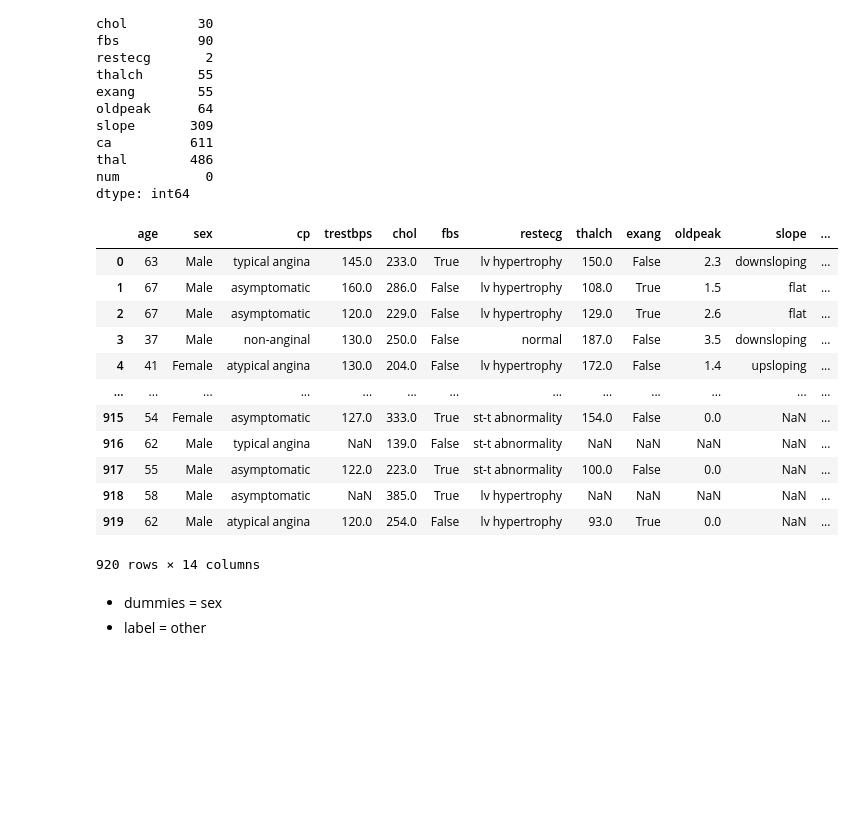
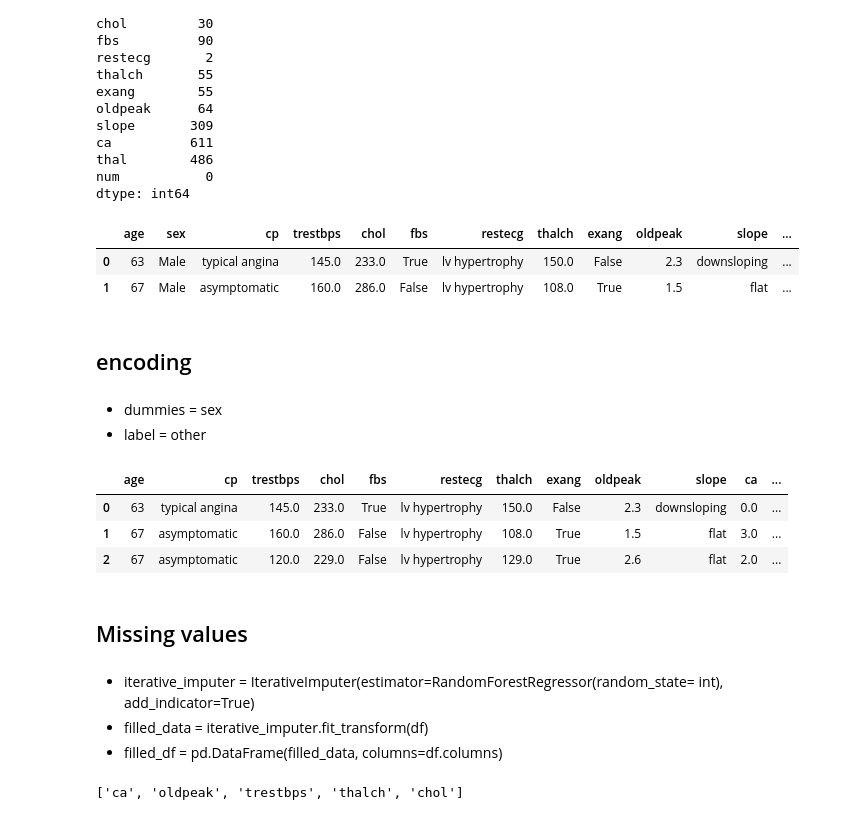
Before and after one commit to Pepi10/ML, a Jupyter notebook: Heart_Disease.ipynb, the cells around one changed output. Drawn from its saved outputs; the diff is of its cells as text; code cells hidden in the pictures; blank space fills up the shorter version.

Commit message:
new_Missing

```diff
--- a/Heart_Disease.ipynb
+++ b/Heart_Disease.ipynb
@@ -1096,21 +1098,13 @@ thal        486
 num           0
 dtype: int64
 # %%
-df
+df.head(2)
 # %% [output]
 |  | age | sex | cp | trestbps | chol | fbs | restecg | thalch | exang | oldpeak | slope | ... |
 | 0 | 63 | Male | typical angina | 145.0 | 233.0 | True | lv hypertrophy | 150.0 | False | 2.3 | downsloping | ... |
 | 1 | 67 | Male | asymptomatic | 160.0 | 286.0 | False | lv hypertrophy | 108.0 | True | 1.5 | flat | ... |
-| 2 | 67 | Male | asymptomatic | 120.0 | 229.0 | False | lv hypertrophy | 129.0 | True | 2.6 | flat | ... |
-| 3 | 37 | Male | non-anginal | 130.0 | 250.0 | False | normal | 187.0 | False | 3.5 | downsloping | ... |
-| 4 | 41 | Female | atypical angina | 130.0 | 204.0 | False | lv hypertrophy | 172.0 | False | 1.4 | upsloping | ... |
-| ... | ... | ... | ... | ... | ... | ... | ... | ... | ... | ... | ... | ... |
-| 915 | 54 | Female | asymptomatic | 127.0 | 333.0 | True | st-t abnormality | 154.0 | False | 0.0 | NaN | ... |
-| 916 | 62 | Male | typical angina | NaN | 139.0 | False | st-t abnormality | NaN | NaN | NaN | NaN | ... |
-| 917 | 55 | Male | asymptomatic | 122.0 | 223.0 | True | st-t abnormality | 100.0 | False | 0.0 | NaN | ... |
-| 918 | 58 | Male | asymptomatic | NaN | 385.0 | True | lv hypertrophy | NaN | NaN | NaN | NaN | ... |
-| 919 | 62 | Male | atypical angina | 120.0 | 254.0 | False | lv hypertrophy | 93.0 | True | 0.0 | NaN | ... |
-920 rows × 14 columns
+# %% [markdown]
+## encoding
 # %% [markdown]
 * dummies = sex
 * label = other
@@ -1116,0 +1115,7 @@ df
+# %%
+df.head(3)
+# %% [output]
+|  | age | cp | trestbps | chol | fbs | restecg | thalch | exang | oldpeak | slope | ca | ... |
+| 0 | 63 | typical angina | 145.0 | 233.0 | True | lv hypertrophy | 150.0 | False | 2.3 | downsloping | 0.0 | ... |
+| 1 | 67 | asymptomatic | 160.0 | 286.0 | False | lv hypertrophy | 108.0 | True | 1.5 | flat | 3.0 | ... |
+| 2 | 67 | asymptomatic | 120.0 | 229.0 | False | lv hypertrophy | 129.0 | True | 2.6 | flat | 2.0 | ... |
@@ -1116,0 +1126,6 @@ df
+# %% [markdown]
+## Missing values
+# %% [markdown]
+* iterative_imputer = IterativeImputer(estimator=RandomForestRegressor(random_state= int), add_indicator=True)
+* filled_data = iterative_imputer.fit_transform(df)
+* filled_df = pd.DataFrame(filled_data, columns=df.columns)
@@ -1116,0 +1136,8 @@ df
+# %%
+isna_df_col = []
+for col in df.isna().sum()[df.isna().sum() > 0].sort_values(ascending = False).index:
+    isna_df_col.append(col)
+
+isna_df_col
+# %% [output]
+['ca', 'oldpeak', 'trestbps', 'thalch', 'chol']
```
Also changed, not shown: parts of 8 cells of this notebook.
